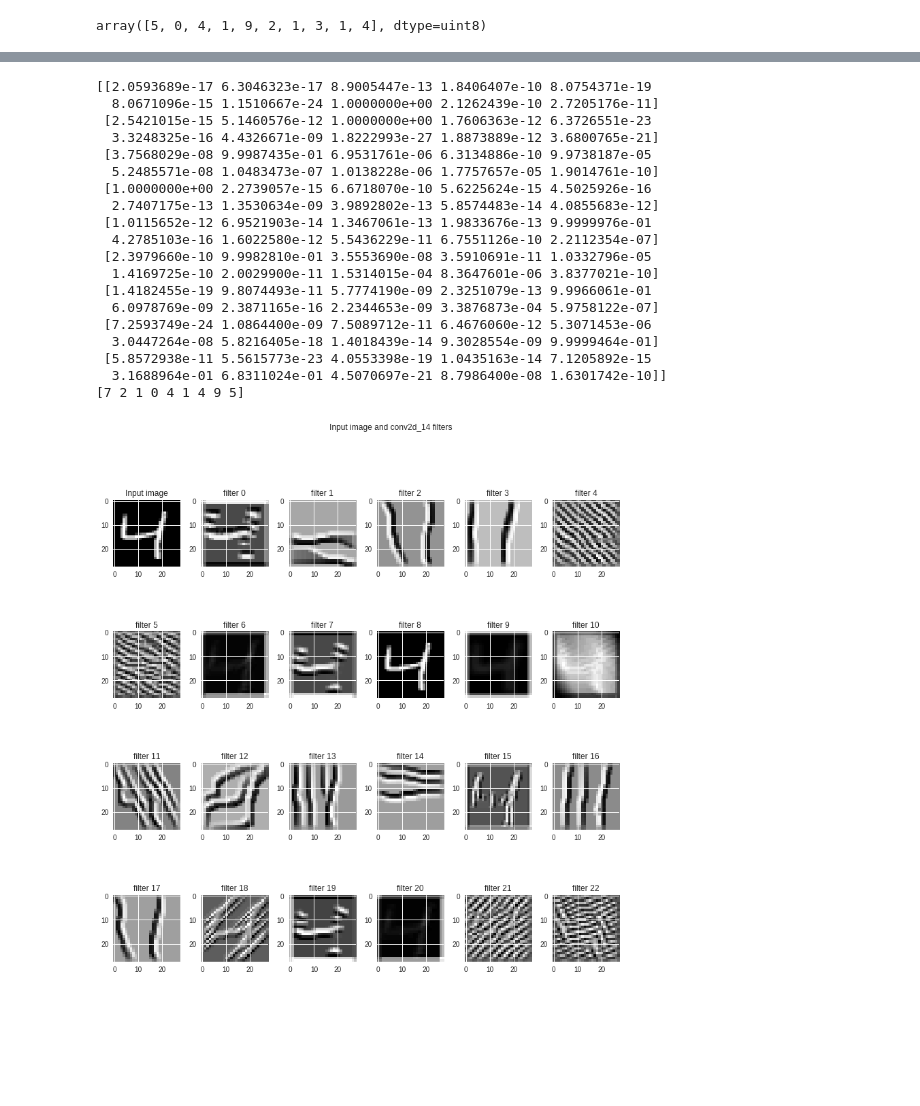
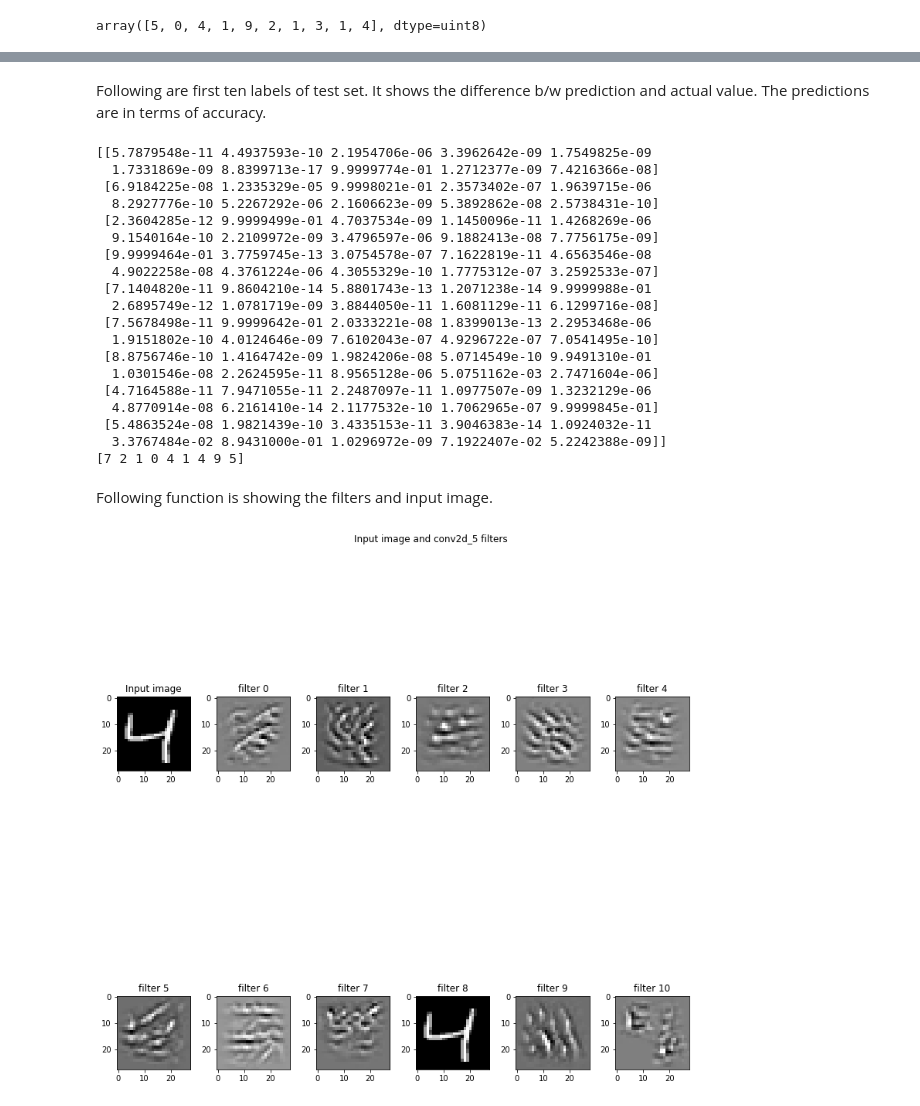
Before and after one commit to bluejay-ai/DeepLearning-TSAI, a Jupyter notebook: Project3-DNN/1st_DNN.ipynb, the cells around one changed output, grey strips where cells are left out. Cells and saved outputs as stored; diff of their text form; code cells hidden in the pictures; blank space fills up the shorter version.

```diff
--- a/Project3-DNN/1st_DNN.ipynb
+++ b/Project3-DNN/1st_DNN.ipynb
@@ -66,9 +84,18 @@ array([[0., 0., 0., 0., 0., 1., 0., 0., 0., 0.],
 from keras.layers import Activation
 model = Sequential()
 
+model.add(Convolution2D(32, 3, 3, activation='relu', input_shape=(28,28,1)))
+model.add(Convolution2D(16, 3, 3,activation='relu'))
+model.add(Convolution2D(16, 3, 3,activation='relu'))
+model.add(Convolution2D(16, 3, 3,activation='relu'))
+model.add(MaxPooling2D(pool_size=(2, 2)))
 
-model.add(Convolution2D(32, 3, 3, activation='relu', input_shape=(28,28,1)))
-model.add(Convolution2D(10, 1, activation='relu'))
-model.add(Convolution2D(10, 26))
+model.add(Convolution2D(16, 3, 3,activation='relu'))
+
+model.add(Convolution2D(16, 3, 3,activation='relu'))
+model.add(Convolution2D(16, 3, 3,activation='relu'))
+
+model.add(Convolution2D(10, 4,4))
+
 model.add(Flatten())
 model.add(Activation('softmax'))
@@ -124,28 +173,32 @@ print(score)
 # %%
 y_pred = model.predict(X_test)
+# %% [markdown]
+Following are first ten labels of test set. It shows the difference b/w prediction and actual value. The predictions are in terms of accuracy.
 # %%
 print(y_pred[:9])
 print(y_test[:9])
 # %% [output]
-[[2.0593689e-17 6.3046323e-17 8.9005447e-13 1.8406407e-10 8.0754371e-19
-  8.0671096e-15 1.1510667e-24 1.0000000e+00 2.1262439e-10 2.7205176e-11]
- [2.5421015e-15 5.1460576e-12 1.0000000e+00 1.7606363e-12 6.3726551e-23
-  3.3248325e-16 4.4326671e-09 1.8222993e-27 1.8873889e-12 3.6800765e-21]
- [3.7568029e-08 9.9987435e-01 6.9531761e-06 6.3134886e-10 9.9738187e-05
-  5.2485571e-08 1.0483473e-07 1.0138228e-06 1.7757657e-05 1.9014761e-10]
- [1.0000000e+00 2.2739057e-15 6.6718070e-10 5.6225624e-15 4.5025926e-16
-  2.7407175e-13 1.3530634e-09 3.9892802e-13 5.8574483e-14 4.0855683e-12]
- [1.0115652e-12 6.9521903e-14 1.3467061e-13 1.9833676e-13 9.9999976e-01
-  4.2785103e-16 1.6022580e-12 5.5436229e-11 6.7551126e-10 2.2112354e-07]
- [2.3979660e-10 9.9982810e-01 3.5553690e-08 3.5910691e-11 1.0332796e-05
-  1.4169725e-10 2.0029900e-11 1.5314015e-04 8.3647601e-06 3.8377021e-10]
- [1.4182455e-19 9.8074493e-11 5.7774190e-09 2.3251079e-13 9.9966061e-01
-  6.0978769e-09 2.3871165e-16 2.2344653e-09 3.3876873e-04 5.9758122e-07]
- [7.2593749e-24 1.0864400e-09 7.5089712e-11 6.4676060e-12 5.3071453e-06
-  3.0447264e-08 5.8216405e-18 1.4018439e-14 9.3028554e-09 9.9999464e-01]
- [5.8572938e-11 5.5615773e-23 4.0553398e-19 1.0435163e-14 7.1205892e-15
-  3.1688964e-01 6.8311024e-01 4.5070697e-21 8.7986400e-08 1.6301742e-10]]
+[[5.7879548e-11 4.4937593e-10 2.1954706e-06 3.3962642e-09 1.7549825e-09
+  1.7331869e-09 8.8399713e-17 9.9999774e-01 1.2712377e-09 7.4216366e-08]
+ [6.9184225e-08 1.2335329e-05 9.9998021e-01 2.3573402e-07 1.9639715e-06
+  8.2927776e-10 5.2267292e-06 2.1606623e-09 5.3892862e-08 2.5738431e-10]
+ [2.3604285e-12 9.9999499e-01 4.7037534e-09 1.1450096e-11 1.4268269e-06
+  9.1540164e-10 2.2109972e-09 3.4796597e-06 9.1882413e-08 7.7756175e-09]
+ [9.9999464e-01 3.7759745e-13 3.0754578e-07 7.1622819e-11 4.6563546e-08
+  4.9022258e-08 4.3761224e-06 4.3055329e-10 1.7775312e-07 3.2592533e-07]
+ [7.1404820e-11 9.8604210e-14 5.8801743e-13 1.2071238e-14 9.9999988e-01
+  2.6895749e-12 1.0781719e-09 3.8844050e-11 1.6081129e-11 6.1299716e-08]
+ [7.5678498e-11 9.9999642e-01 2.0333221e-08 1.8399013e-13 2.2953468e-06
+  1.9151802e-10 4.0124646e-09 7.6102043e-07 4.9296722e-07 7.0541495e-10]
+ [8.8756746e-10 1.4164742e-09 1.9824206e-08 5.0714549e-10 9.9491310e-01
+  1.0301546e-08 2.2624595e-11 8.9565128e-06 5.0751162e-03 2.7471604e-06]
+ [4.7164588e-11 7.9471055e-11 2.2487097e-11 1.0977507e-09 1.3232129e-06
+  4.8770914e-08 6.2161410e-14 2.1177532e-10 1.7062965e-07 9.9999845e-01]
+ [5.4863524e-08 1.9821439e-10 3.4335153e-11 3.9046383e-14 1.0924032e-11
+  3.3767484e-02 8.9431000e-01 1.0296972e-09 7.1922407e-02 5.2242388e-09]]
 [7 2 1 0 4 1 4 9 5]
+# %% [markdown]
+Following function is showing the filters and input image.
 # %%
 layer_dict = dict([(layer.name, layer) for layer in model.layers])
 # %%
@@ -171,7 +224,7 @@ def deprocess_image(x):
     return x
 
 def vis_img_in_filter(img = np.array(X_train[2]).reshape((1, 28, 28, 1)).astype(np.float64),
-                      layer_name = 'conv2d_14'):
+                      layer_name = 'conv2d_5'):
     layer_output = layer_dict[layer_name].output
     img_ascs = list()
     for filter_index in range(layer_output.shape[3]):
@@ -194,31 +247,31 @@ def vis_img_in_filter(img = np.array(X_train[2]).reshape((1, 28, 28, 1)).astype(
         img_asc = np.array(img)
         # run gradient ascent for 20 steps
         for i in range(20):
             loss_value, grads_value = iterate([img_asc])
             img_asc += grads_value * step
 
         img_asc = img_asc[0]
         img_ascs.append(deprocess_image(img_asc).reshape((28, 28)))
 
     if layer_output.shape[3] >= 35:
         plot_x, plot_y = 6, 6
     elif layer_output.shape[3] >= 23:
         plot_x, plot_y = 4, 6
     elif layer_output.shape[3] >= 11:
         plot_x, plot_y = 2, 6
     else:
         plot_x, plot_y = 1, 2
     fig, ax = plt.subplots(plot_x, plot_y, figsize = (12, 12))
     ax[0, 0].imshow(img.reshape((28, 28)), cmap = 'gray')
     ax[0, 0].set_title('Input image')
     fig.suptitle('Input image and %s filters' % (layer_name,))
     fig.tight_layout(pad = 0.3, rect = [0, 0, 0.9, 0.9])
     for (x, y) in [(i, j) for i in range(plot_x) for j in range(plot_y)]:
         if x == 0 and y == 0:
             continue
         ax[x, y].imshow(img_ascs[x * plot_y + y - 1], cmap = 'gray')
         ax[x, y].set_title('filter %d' % (x * plot_y + y - 1))
 
 vis_img_in_filter()
 # %% [output]
-[figure, old version]
+[figure, new version]
```
Also changed, not shown: parts of 22 cells of this notebook.
